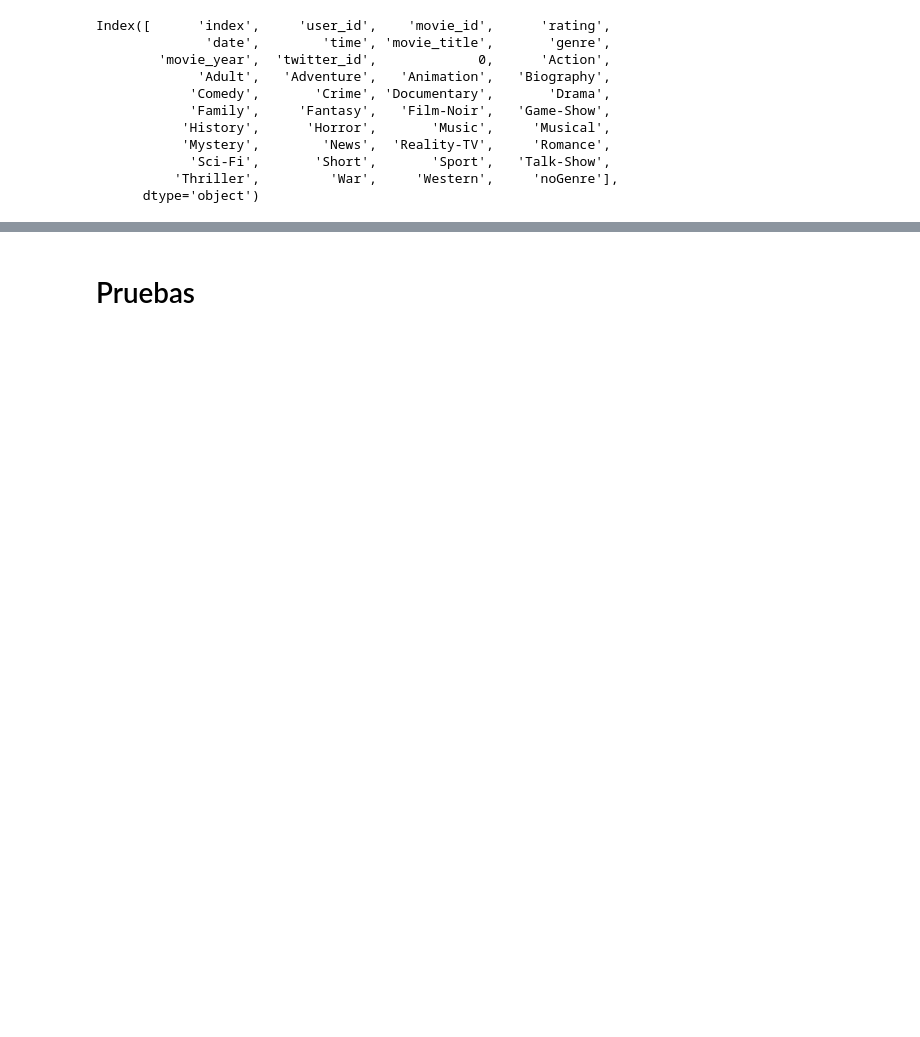
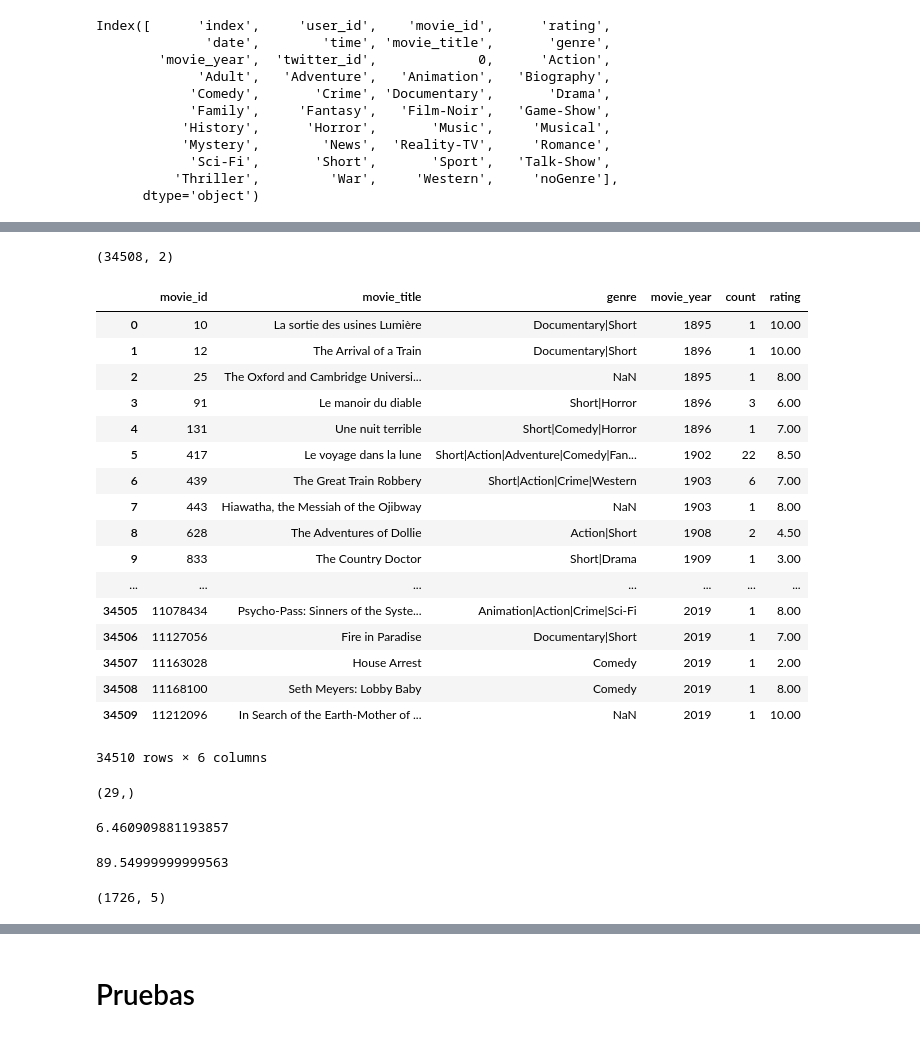
Before and after one commit to AlanItzep/Recommendation_System, a Jupyter notebook: twiter_movie_raiting.ipynb, the cells around one changed output, grey strips where cells are left out. Cells and saved outputs as stored; diff of their text form; code cells hidden in the pictures; blank space fills up the shorter version.

```diff
--- a/twiter_movie_raiting.ipynb
+++ b/twiter_movie_raiting.ipynb
@@ -335,0 +366,3 @@ Index([      'index',     'user_id',    'movie_id',      'rating',
+# %%
+tes_coid = pd.DataFrame(data = pd.value_counts(result[['movie_id']].values.ravel()),columns=['count'])
+tes_coid.shape
@@ -335,0 +414,57 @@ Index([      'index',     'user_id',    'movie_id',      'rating',
+# %%
+rating.shape
+# %% [output]
+(34508, 2)
+# %%
+tes_coid = pd.merge(tes_coid,rating, on='movie_id',how='outer')
+tes_coid = pd.merge(mv_df,tes_coid, on='movie_id',how='outer')
+tes_coid
+# %% [output]
+|  | movie_id | movie_title | genre | movie_year | count | rating |
+| 0 | 10 | La sortie des usines Lumière | Documentary|Short | 1895 | 1 | 10.00 |
+| 1 | 12 | The Arrival of a Train | Documentary|Short | 1896 | 1 | 10.00 |
+| 2 | 25 | The Oxford and Cambridge Universi... | NaN | 1895 | 1 | 8.00 |
+| 3 | 91 | Le manoir du diable | Short|Horror | 1896 | 3 | 6.00 |
+| 4 | 131 | Une nuit terrible | Short|Comedy|Horror | 1896 | 1 | 7.00 |
+| 5 | 417 | Le voyage dans la lune | Short|Action|Adventure|Comedy|Fan... | 1902 | 22 | 8.50 |
+| 6 | 439 | The Great Train Robbery | Short|Action|Crime|Western | 1903 | 6 | 7.00 |
+| 7 | 443 | Hiawatha, the Messiah of the Ojibway | NaN | 1903 | 1 | 8.00 |
+| 8 | 628 | The Adventures of Dollie | Action|Short | 1908 | 2 | 4.50 |
+| 9 | 833 | The Country Doctor | Short|Drama | 1909 | 1 | 3.00 |
+| ... | ... | ... | ... | ... | ... | ... |
+| 34505 | 11078434 | Psycho-Pass: Sinners of the Syste... | Animation|Action|Crime|Sci-Fi | 2019 | 1 | 8.00 |
+| 34506 | 11127056 | Fire in Paradise | Documentary|Short | 2019 | 1 | 7.00 |
+| 34507 | 11163028 | House Arrest | Comedy | 2019 | 1 | 2.00 |
+| 34508 | 11168100 | Seth Meyers: Lobby Baby | Comedy | 2019 | 1 | 8.00 |
+| 34509 | 11212096 | In Search of the Earth-Mother of ... | NaN | 2019 | 1 | 10.00 |
+34510 rows × 6 columns
+# %%
+df = tes_coid[tes_coid['genre'] == 'Romance']
+df.sort_values(by=['count'],ascending=False)
+# %% [output]
+(29,)
+# %%
+vote_counts = tes_coid[tes_coid['count'].notnull()]['count'].astype('int')
+vote_avergs = tes_coid[tes_coid['rating'].notnull()]['rating'].astype('int')
+C = vote_avergs.mean()
+C
+# %% [output]
+6.460909881193857
+# %%
+m= vote_counts.quantile(0.95)
+m
+# %% [output]
+89.54999999999563
+# %%
+qualified = tes_coid[(tes_coid['count'] >= m) &
+                  (tes_coid['count'].notnull())&
+                  (tes_coid['rating'].notnull())][['movie_title',
+                                                'movie_year',
+                                                'count',
+                                                'rating',
+                                                'genre']]
+qualified['count'] = qualified['count'].astype('int')
+qualified['rating'] = qualified['rating'].astype('int')
+qualified.shape
+# %% [output]
+(1726, 5)
```
Also changed, not shown: parts of 62 cells of this notebook.
